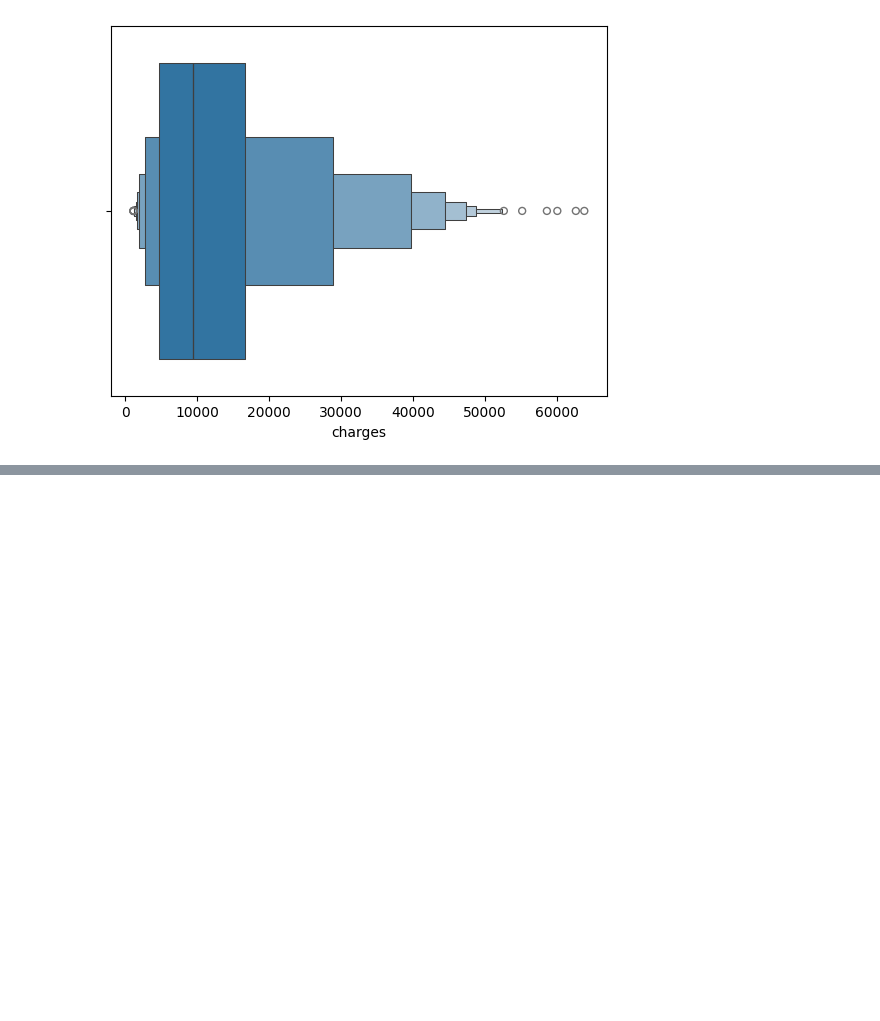
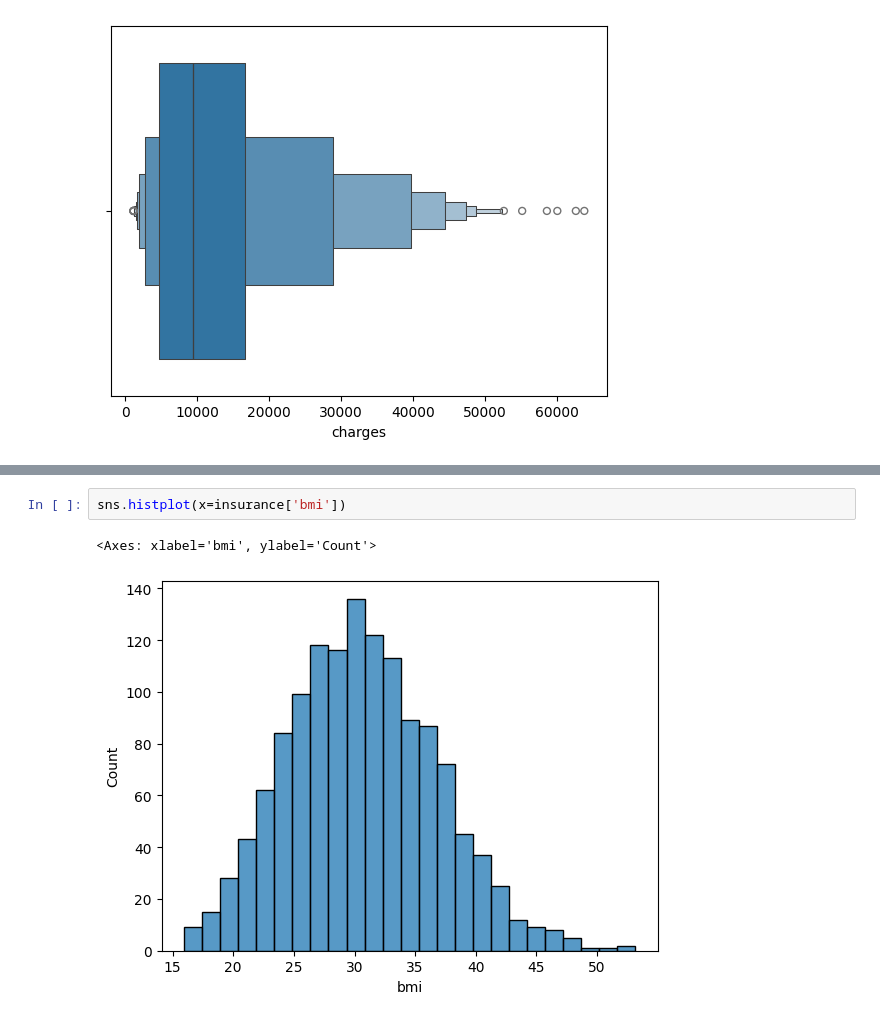
Before and after one commit to eek-dataguy/Regression-and-Forecasting-ML, a Jupyter notebook: practice/data-prep-and-eda.ipynb, the cells around one changed output, grey strips where cells are left out. Cells and saved outputs as stored; diff of their text form; blank space fills up the shorter version.

```diff
--- a/practice/data-prep-and-eda.ipynb
+++ b/practice/data-prep-and-eda.ipynb
@@ -57,0 +63,5 @@ sns.boxenplot(x=insurance['charges'])
+# %%
+sns.histplot(x=insurance['bmi'])
+# %% [output]
+<Axes: xlabel='bmi', ylabel='Count'>
+[figure, added]
```
Also changed, not shown: parts of 4 cells of this notebook.
